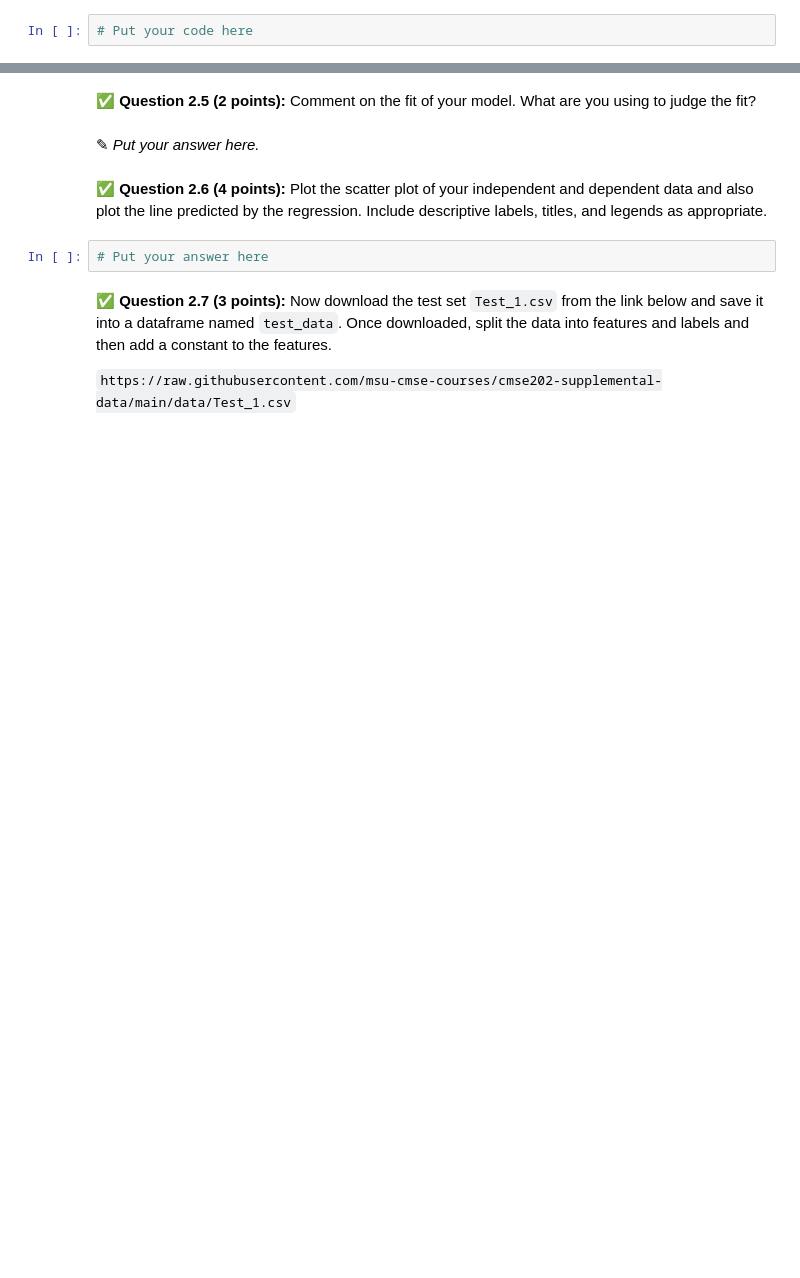
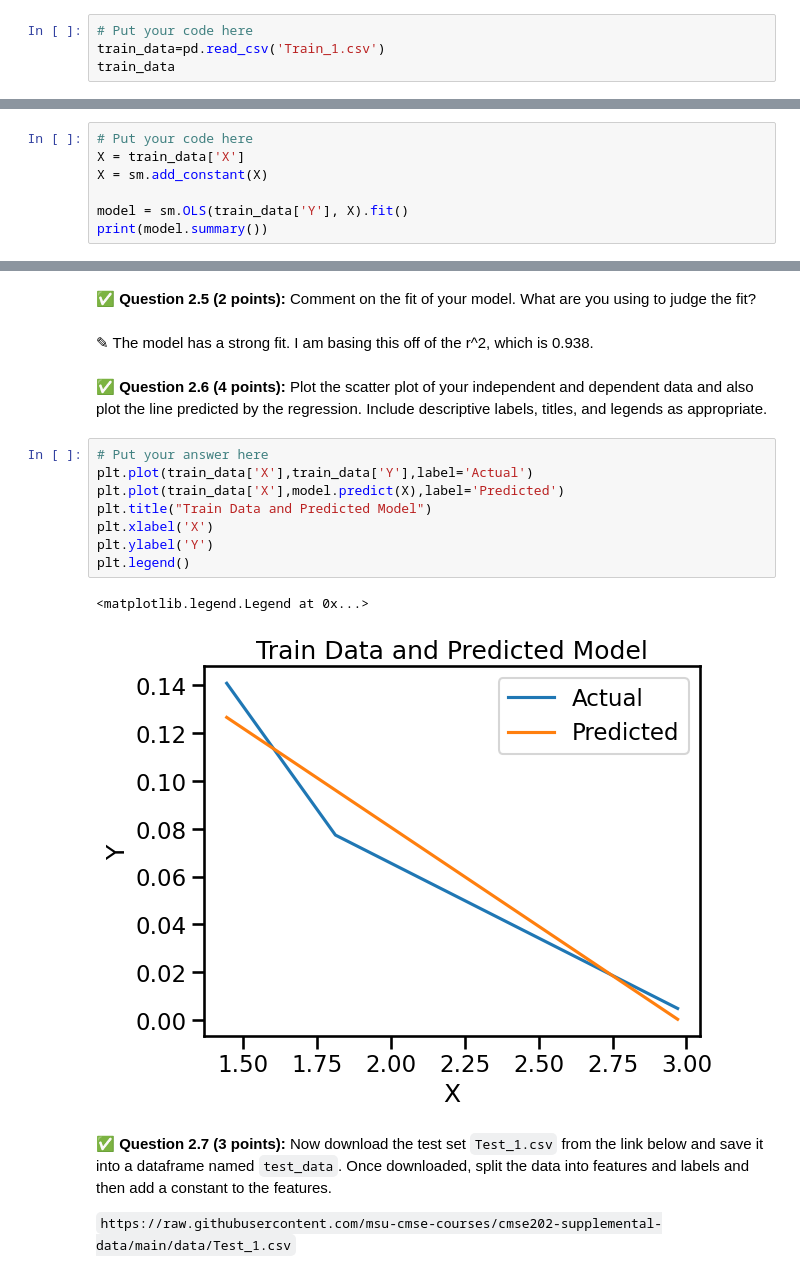
Before and after one commit to ilanberen/CMSE202-s26-turnin, a Jupyter notebook: HW-03_Regression-S26-IlanBerenfeld.ipynb, the cells around one changed output, grey strips where cells are left out. Drawn from its saved outputs; the diff is of its cells as text; blank space fills up the shorter version.

```diff
--- a/HW-03_Regression-S26-IlanBerenfeld.ipynb
+++ b/HW-03_Regression-S26-IlanBerenfeld.ipynb
@@ -111,3 +114,5 @@ In this part, we'll perform some one-variable linear regression analysis on the
 &#9989;  **Question 2.2 (2 points)**: Next, load the data using Pandas and save it into a data frame called `train_data`. Then display the entire dataframe.
 # %%
 # Put your code here
+train_data=pd.read_csv('Train_1.csv')
+train_data
@@ -121,0 +130,7 @@ In this part, we'll perform some one-variable linear regression analysis on the
+# %%
+# Put your code here
+X = train_data['X']
+X = sm.add_constant(X)
+
+model = sm.OLS(train_data['Y'], X).fit()
+print(model.summary())
@@ -122,11 +155,20 @@ In this part, we'll perform some one-variable linear regression analysis on the
 # %% [markdown]
 &#9989; **Question 2.5 (2 points):** Comment on the fit of your model. What are you using to judge the fit?
-# %% [markdown]
-<font size=+3>&#9998;</font>  _Put your answer here._
+# %% [markdown]
+<font size=+3>&#9998;</font>  The model has a strong fit. I am basing this off of the r^2, which is 0.938.
 # %% [markdown]
 &#9989; **Question 2.6 (4 points):** Plot the scatter plot of your independent and dependent data and also plot the line predicted by the regression. Include descriptive labels, titles, and legends as appropriate.
-# %%
-# Put your answer here
+# %%
+# Put your answer here
+plt.plot(train_data['X'],train_data['Y'],label='Actual')
+plt.plot(train_data['X'],model.predict(X),label='Predicted')
+plt.title("Train Data and Predicted Model")
+plt.xlabel('X')
+plt.ylabel('Y')
+plt.legend()
+# %% [output]
+<matplotlib.legend.Legend at 0x...>
+[figure, added]
 # %% [markdown]
 &#9989; **Question 2.7 (3 points):** Now download the test set `Test_1.csv` from the link below and save it into a dataframe named `test_data`. Once downloaded, split the data into features and labels and then add a constant to the features.
 
```
Also changed, not shown: parts of 12 cells of this notebook.
